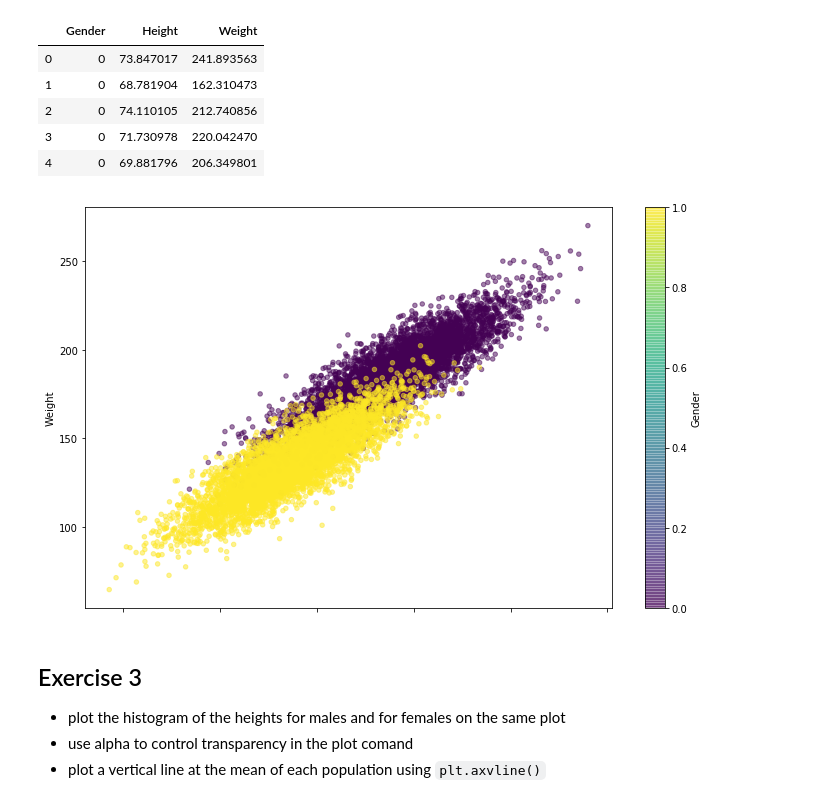
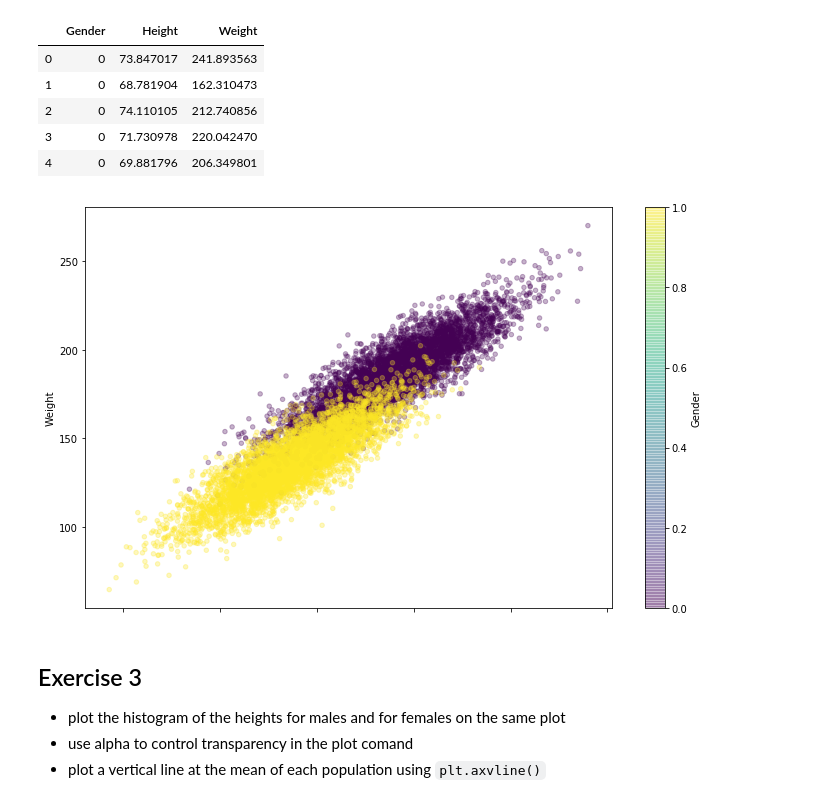
Before and after one commit to bishtamit/zero_to_deep_learning_video, a Jupyter notebook: course/2 Data-Copy1.ipynb, the cells around one changed output. Drawn from its saved outputs; the diff is of its cells as text; code cells hidden in the pictures.

```diff
--- a/course/2 Data-Copy1.ipynb
+++ b/course/2 Data-Copy1.ipynb
@@ -591,12 +591,12 @@ df.head()
 | 4 | 0 | 69.881796 | 206.349801 |
 # %%
 
-ax = df.plot(kind='scatter', x='Height', y='Weight', c='Gender', alpha=.5, figsize= (10, 6), cmap='viridis')
+ax = df.plot(kind='scatter', x='Height', y='Weight', c='Gender', alpha=.3, figsize= (10, 6), cmap='viridis')
 ax.set_xlabel('Height')
 ax.set_ylabel('Weight')
 plt.tight_layout()
 # %% [output]
-[figure, old version]
+[figure, new version]
 # %% [markdown]
 ## Exercise 3
 - plot the histogram of the heights for males and for females on the same plot
```
